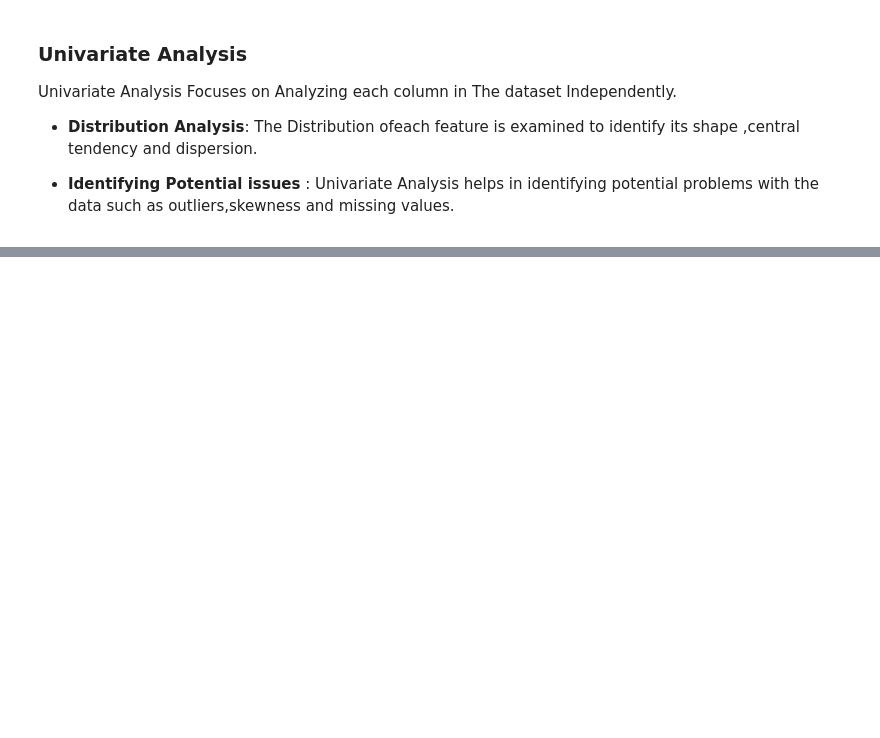
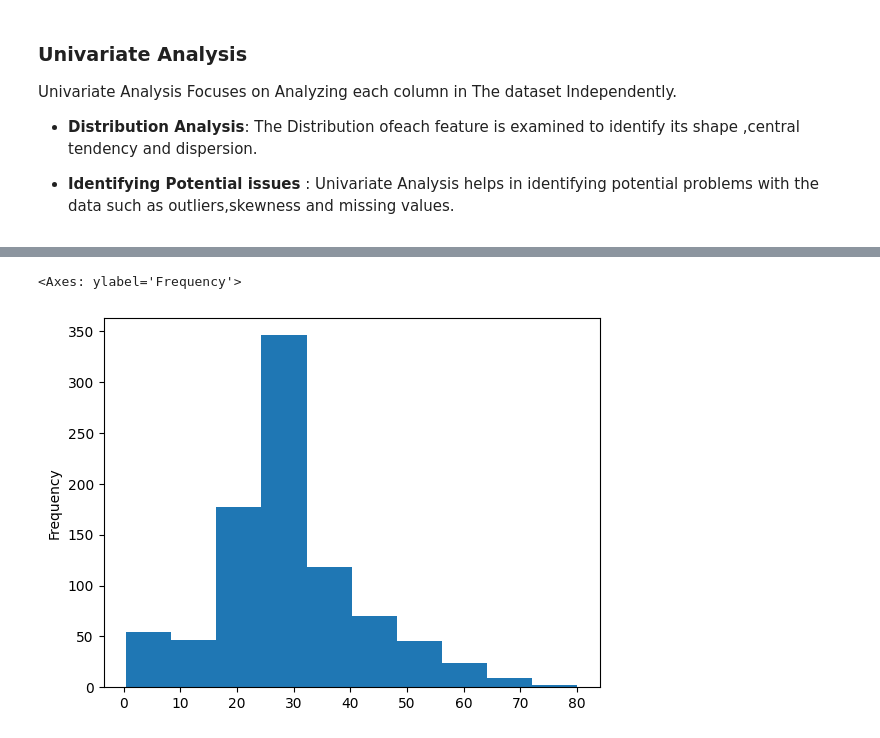
Before and after one commit to Varunkumar2516/Data_Analysis_Projects, a Jupyter notebook: 5. Titanic EDA- Data Analysis Project/Analysis Notebook/Analysis.ipynb, the cells around one changed output, grey strips where cells are left out. Drawn from its saved outputs; the diff is of its cells as text; code cells hidden in the pictures; blank space fills up the shorter version.

Commit message:
5. Titanic Project

```diff
--- a/5. Titanic EDA- Data Analysis Project/Analysis Notebook/Analysis.ipynb
+++ b/5. Titanic EDA- Data Analysis Project/Analysis Notebook/Analysis.ipynb
@@ -106,0 +125,5 @@ Univariate Analysis Focuses on Analyzing each column in The dataset Independentl
+# %%
+Titanic['Age'].plot(kind='hist')
+# %% [output]
+<Axes: ylabel='Frequency'>
+[figure, added]
```
Also changed, not shown: parts of 38 cells of this notebook, 2 other files.
